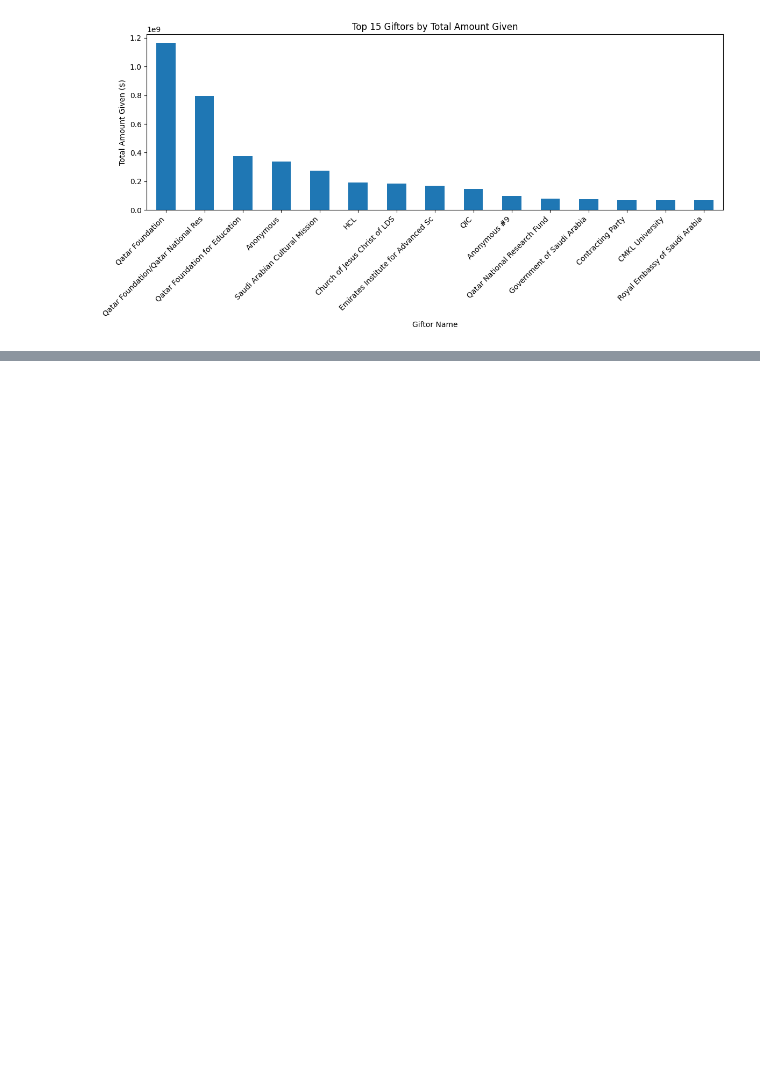
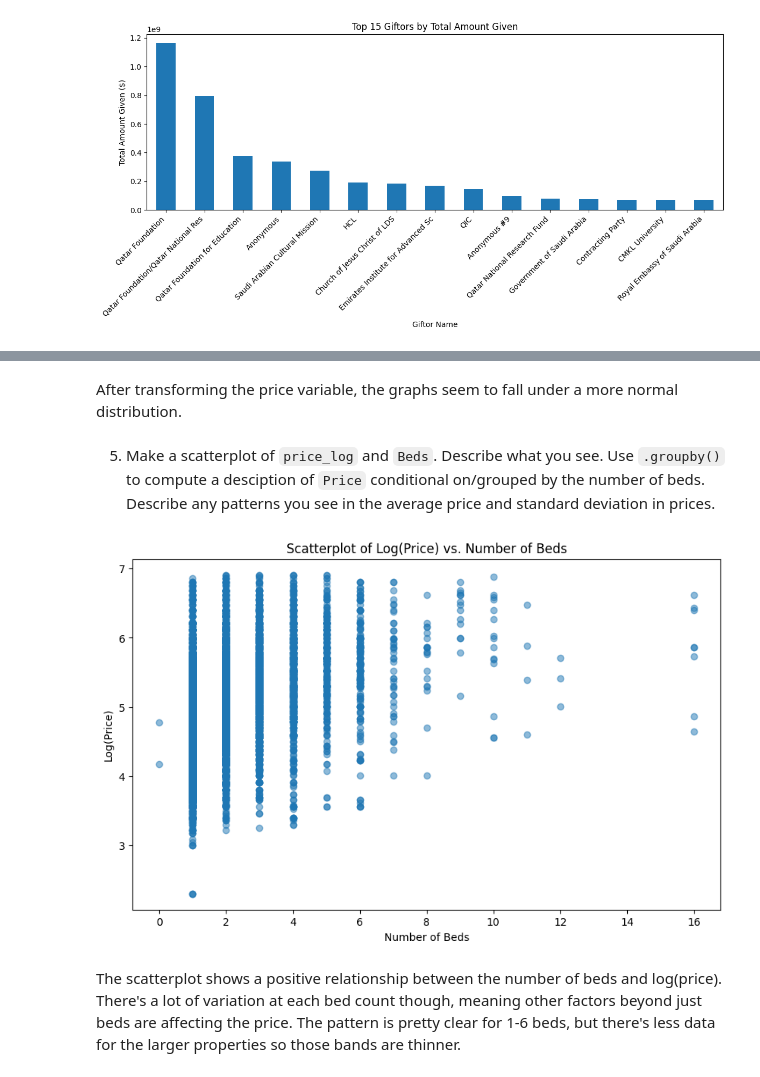
Before and after one commit to elyse-undan/EDA, a Jupyter notebook: assignment/assignment.ipynb, the cells around one changed output, grey strips where cells are left out. Drawn from its saved outputs; the diff is of its cells as text; code cells hidden in the pictures; blank space fills up the shorter version.

```diff
--- a/assignment/assignment.ipynb
+++ b/assignment/assignment.ipynb
@@ -280,0 +429,17 @@ Name: Foreign Gift Amount, dtype: int64
+# %% [markdown]
+After transforming the price variable, the graphs seem to fall under a more normal distribution.
+# %% [markdown]
+  5. Make a scatterplot of `price_log` and `Beds`. Describe what you see. Use `.groupby()` to compute a desciption of `Price` conditional on/grouped by the number of beds. Describe any patterns you see in the average price and standard deviation in prices.
+# %%
+# scatterplot:
+
+plt.figure(figsize=(10, 6))
+plt.scatter(df['Beds'], df['price_log'], alpha=0.5)
+plt.xlabel('Number of Beds')
+plt.ylabel('Log(Price)')
+plt.title('Scatterplot of Log(Price) vs. Number of Beds')
+plt.show()
+# %% [output]
+[figure, added]
+# %% [markdown]
+The scatterplot shows a positive relationship between the number of beds and log(price). There's a lot of variation at each bed count though, meaning other factors beyond just beds are affecting the price. The pattern is pretty clear for 1-6 beds, but there's less data for the larger properties so those bands are thinner.
```
Also changed, not shown: parts of 26 cells of this notebook.
